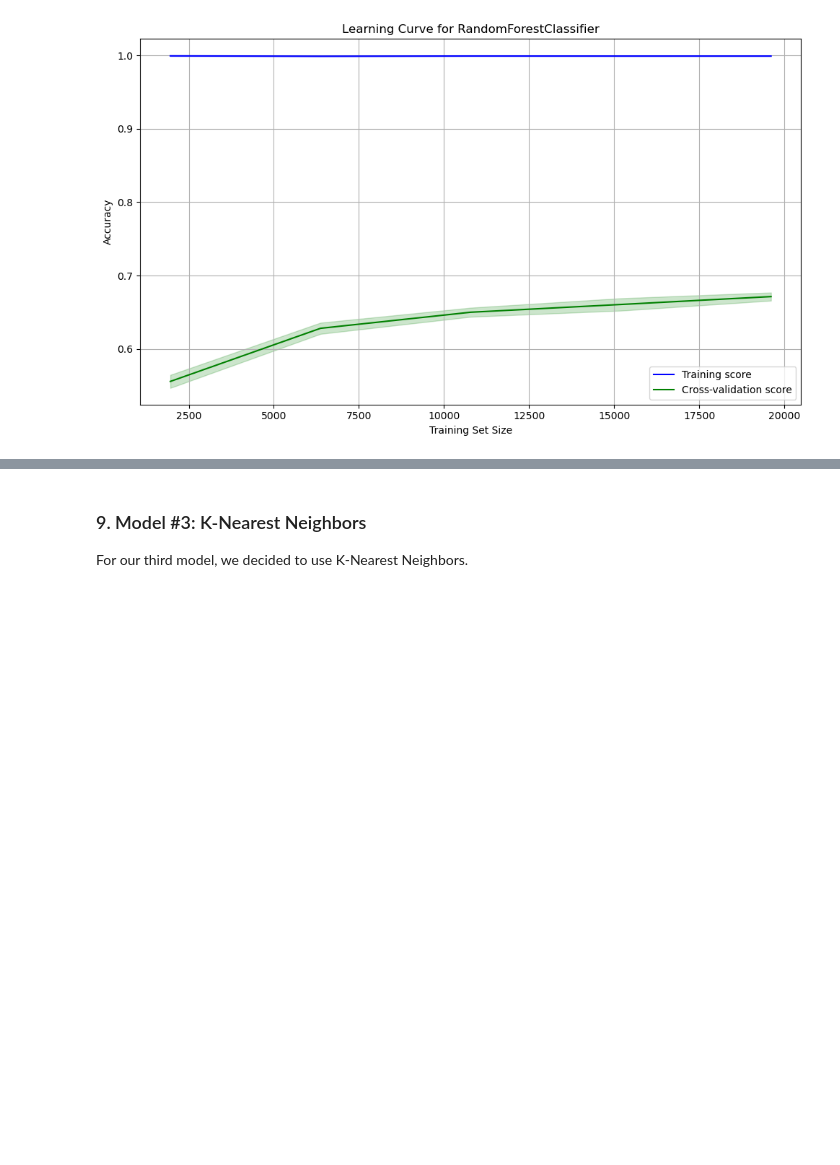
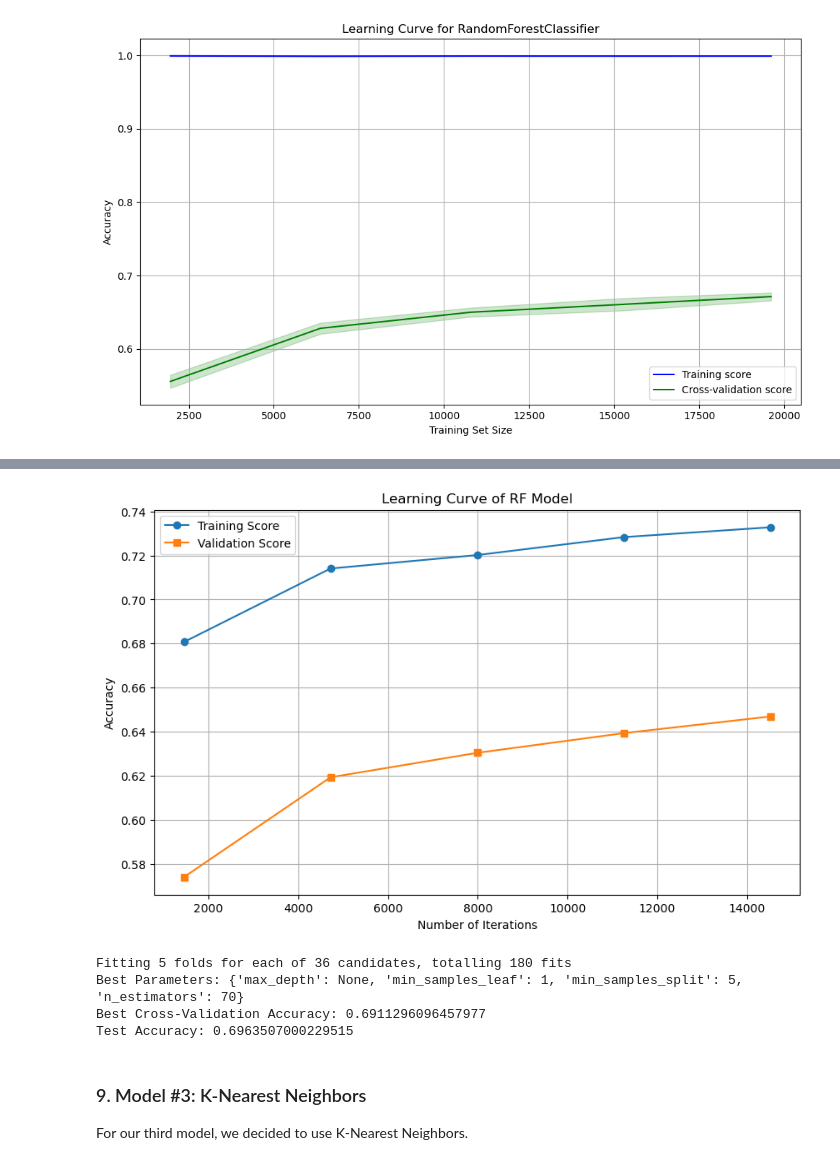
Before and after one commit to gfernan5/galaxy_classifier, a Jupyter notebook: galaxy_classifier.ipynb, the cells around one changed output, grey strips where cells are left out. Cells and saved outputs as stored; diff of their text form; code cells hidden in the pictures; blank space fills up the shorter version.

```diff
--- a/galaxy_classifier.ipynb
+++ b/galaxy_classifier.ipynb
@@ -296,3 +327,58 @@ plt.show()
+# %%
+# Plot
+plt.figure(figsize=(10, 6))
+plt.plot(train_sizes, train_mean, label="Training Score", marker='o')
+plt.plot(train_sizes, test_mean, label="Validation Score", marker='s')
+plt.title("Learning Curve of RF Model")
+plt.xlabel("Number of Iterations")
+plt.ylabel("Accuracy")
+plt.legend()
+plt.grid(True)
+plt.show()
+# %% [output]
+[figure, added]
+# %%
+from sklearn.model_selection import train_test_split, GridSearchCV
+
+# Step 1: Split into training + testing (we'll do CV on training only)
+X_train, X_test, y_train, y_test = train_test_split(X, y, test_size=0.2, random_state=42)
+
+# Step 2: Define model and parameter grid
+model = RandomForestClassifier(random_state=42)
+
+param_grid = {
+    'n_estimators': [20, 30, 70],
+    'max_depth': [None, 5, 10],
+    'min_samples_split': [2, 5],
+    'min_samples_leaf': [1, 2]
+}
+
+# Step 3: GridSearch with Cross-Validation
+grid_search = GridSearchCV(
+    estimator=model,
+    param_grid=param_grid,
+    cv=5,                    # 5-fold cross-validation
+    scoring='accuracy',     # or 'f1', 'roc_auc', etc.
+    n_jobs=-1,               # Use all processors
+    verbose=1
+)
+
+grid_search.fit(X_train, y_train)
+
+# Step 4: Best model and parameters
+print("Best Parameters:", grid_search.best_params_)
+print("Best Cross-Validation Accuracy:", grid_search.best_score_)
+
+# Step 5: Evaluate on test data
+best_model = grid_search.best_estimator_
+y_pred = best_model.predict(X_test)
+test_accuracy = accuracy_score(y_test, y_pred)
+print("Test Accuracy:", test_accuracy)
+# %% [output]
+Fitting 5 folds for each of 36 candidates, totalling 180 fits
+Best Parameters: {'max_depth': None, 'min_samples_leaf': 1, 'min_samples_split': 5, 'n_estimators': 70}
+Best Cross-Validation Accuracy: 0.6911296096457977
+Test Accuracy: 0.6963507000229515
 # %% [markdown]
 ### 9. Model #3: K-Nearest Neighbors
 For our third model, we decided to use K-Nearest Neighbors.
```
Also changed, not shown: parts of 9 cells of this notebook.
